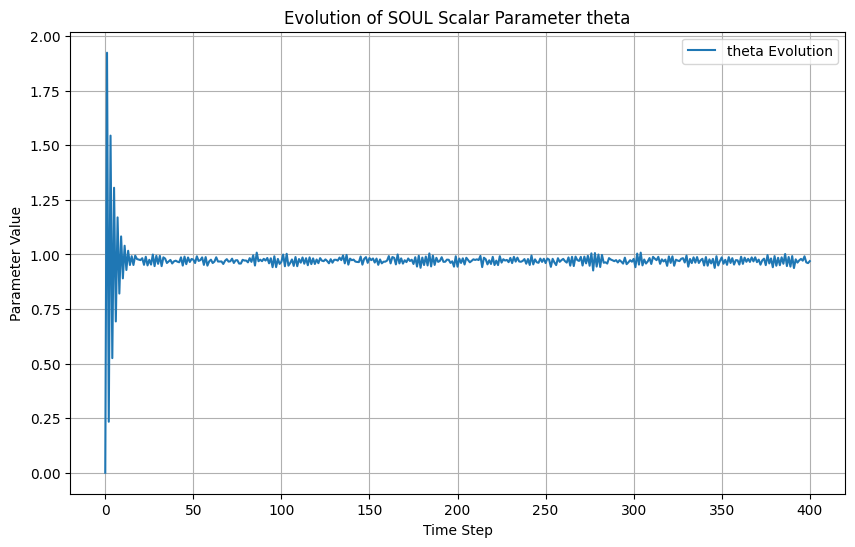
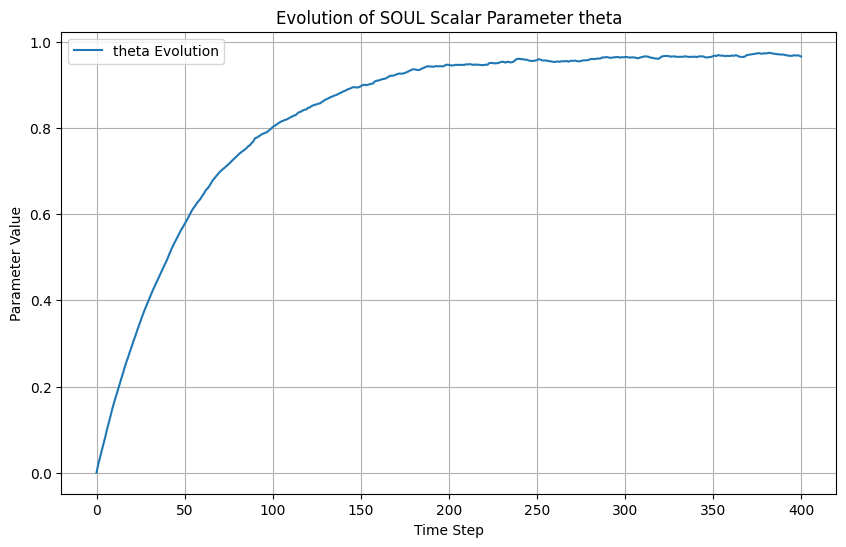
The change to this notebook cell's code, shown as a diff; its figure went from the first image to the second:
--- before
+++ after
@@ -13,5 +13,5 @@
 # Initialize parameter estimates and particle cloud, all at zero:
 D = features[0, :].size  # Dimension of latent space.
-th0 = np.array([[0.0]])  # Parameter estimate, initialized as a (1,1) float array (scalar).
+th0 = np.array([0.0])  # Parameter estimate, initialized as a (1,1) float array (scalar).
 X0 = np.zeros((D, M))  # Particle cloud.
 
@@ -20,10 +20,7 @@
 
 # Plot the results
-# Convert the list of (1, 1) arrays to a (T+1,) 1D array for plotting a single scalar parameter
-th_plot_data = np.array(th_soul).flatten()
+plt.figure(figsize=(10, 6))
 
-plt.figure(figsize=(10, 6))
-# Plot only one line, as 'th' is now a single scalar parameter
-plt.plot(th_plot_data, label='theta Evolution')
+plt.plot(th_soul, label='theta Evolution')
 plt.xlabel('Time Step')
 plt.ylabel('Parameter Value')

Commit: corrected function